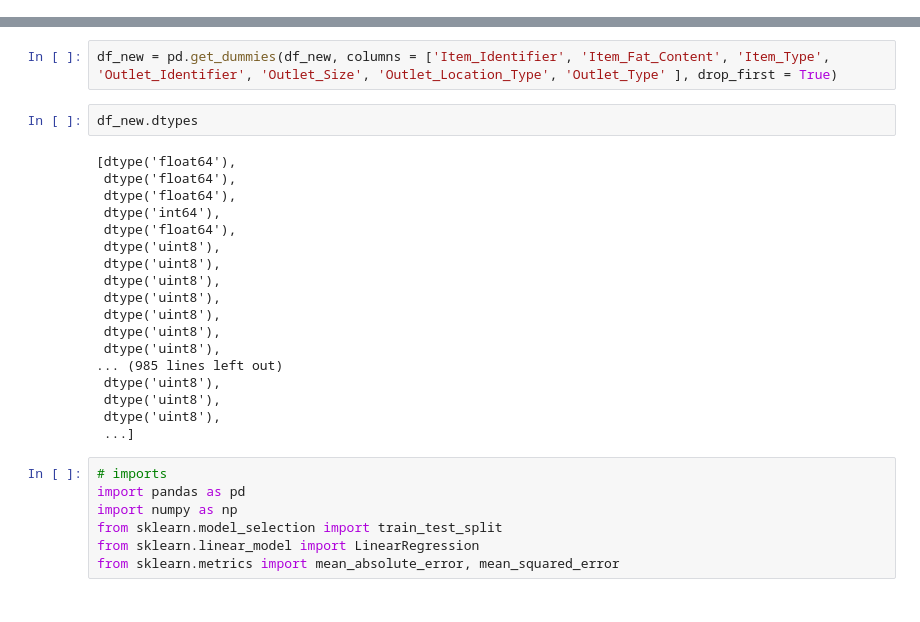
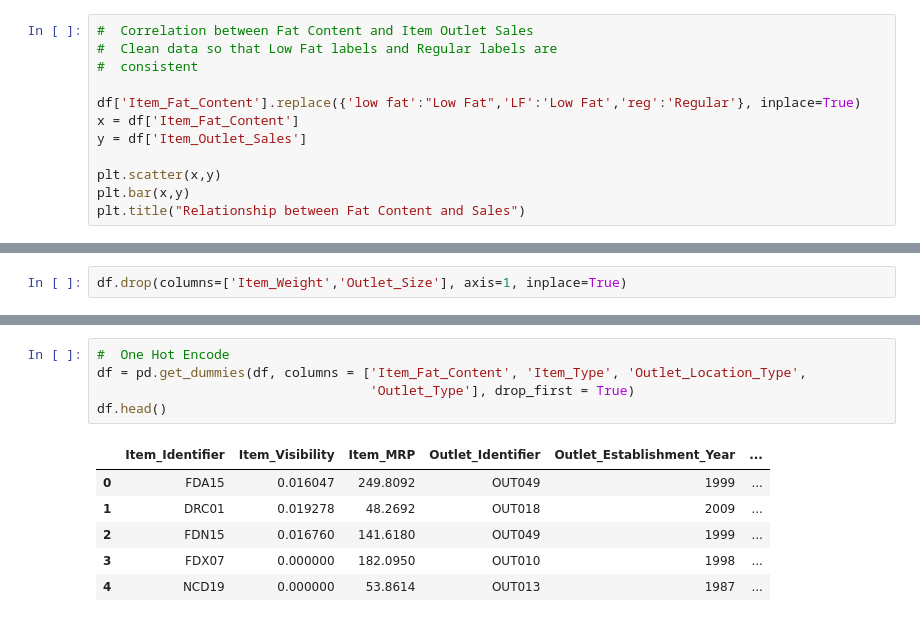
Before and after one commit to Tachawla/sales_prediction, a Jupyter notebook: Project1_Part5.ipynb, the cells around one changed output, grey strips where cells are left out. Drawn from its saved outputs; the diff is of its cells as text.

```diff
--- a/Project1_Part5.ipynb
+++ b/Project1_Part5.ipynb
@@ -63,0 +94,12 @@ dtype: object
+# %%
+#  Correlation between Fat Content and Item Outlet Sales
+#  Clean data so that Low Fat labels and Regular labels are
+#  consistent
+
+df['Item_Fat_Content'].replace({'low fat':"Low Fat",'LF':'Low Fat','reg':'Regular'}, inplace=True)
+x = df['Item_Fat_Content']
+y = df['Item_Outlet_Sales']
+
+plt.scatter(x,y)
+plt.bar(x,y)
+plt.title("Relationship between Fat Content and Sales")
@@ -63,0 +174,2 @@ dtype: object
+# %%
+df.drop(columns=['Item_Weight','Outlet_Size'], axis=1, inplace=True)
@@ -64,30 +190,12 @@ dtype: object
 # %%
-df_new = pd.get_dummies(df_new, columns = ['Item_Identifier', 'Item_Fat_Content', 'Item_Type',
-'Outlet_Identifier', 'Outlet_Size', 'Outlet_Location_Type', 'Outlet_Type' ], drop_first = True)
+#  One Hot Encode
+df = pd.get_dummies(df, columns = ['Item_Fat_Content', 'Item_Type', 'Outlet_Location_Type',
+                                   'Outlet_Type'], drop_first = True)
+df.head()
+# %% [output]
+|  | Item_Identifier | Item_Visibility | Item_MRP | Outlet_Identifier | Outlet_Establishment_Year | ... |
+| 0 | FDA15 | 0.016047 | 249.8092 | OUT049 | 1999 | ... |
+| 1 | DRC01 | 0.019278 | 48.2692 | OUT018 | 2009 | ... |
+| 2 | FDN15 | 0.016760 | 141.6180 | OUT049 | 1999 | ... |
+| 3 | FDX07 | 0.000000 | 182.0950 | OUT010 | 1998 | ... |
+| 4 | NCD19 | 0.000000 | 53.8614 | OUT013 | 1987 | ... |
-# %%
-df_new.dtypes
-# %% [output]
-[dtype('float64'),
- dtype('float64'),
- dtype('float64'),
- dtype('int64'),
- dtype('float64'),
- dtype('uint8'),
- dtype('uint8'),
- dtype('uint8'),
- dtype('uint8'),
- dtype('uint8'),
- dtype('uint8'),
- dtype('uint8'),
-... (985 lines left out)
- dtype('uint8'),
- dtype('uint8'),
- dtype('uint8'),
- ...]
-# %%
-# imports
-import pandas as pd
-import numpy as np
-from sklearn.model_selection import train_test_split
-from sklearn.linear_model import LinearRegression
-from sklearn.metrics import mean_absolute_error, mean_squared_error
```
Also changed, not shown: parts of 28 cells of this notebook.
